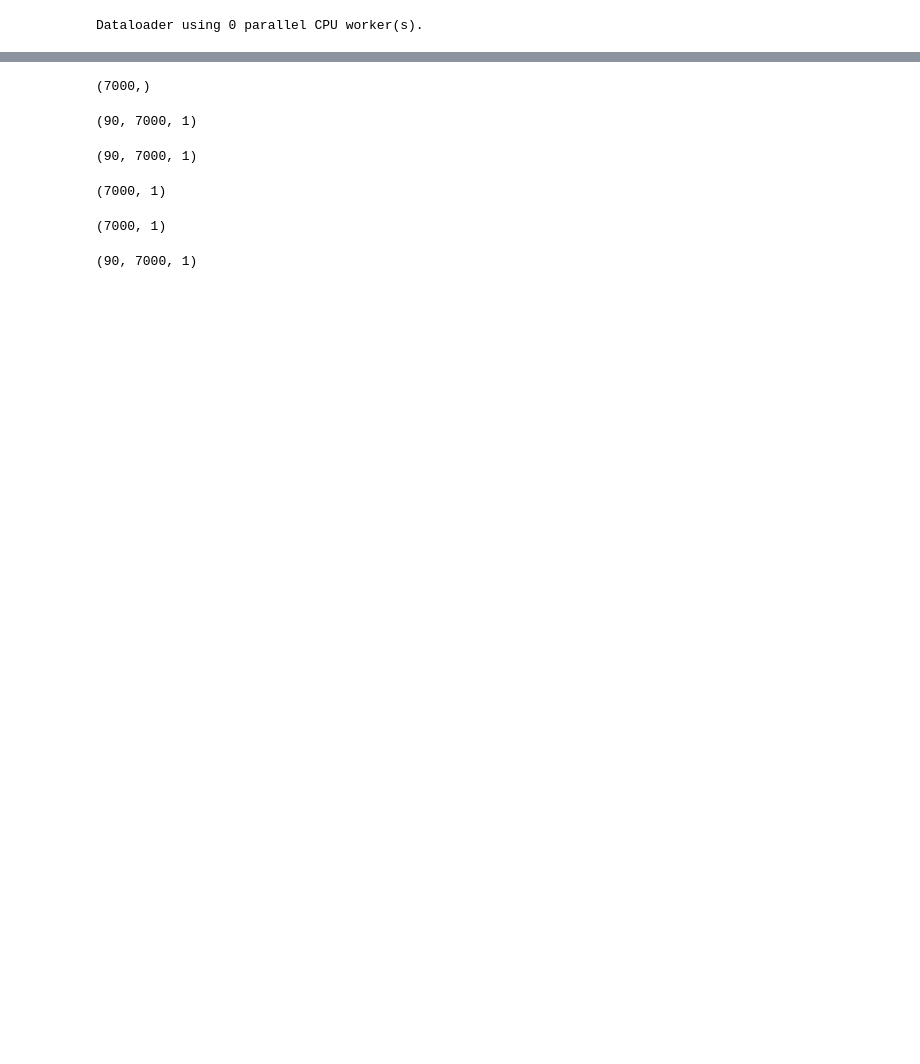
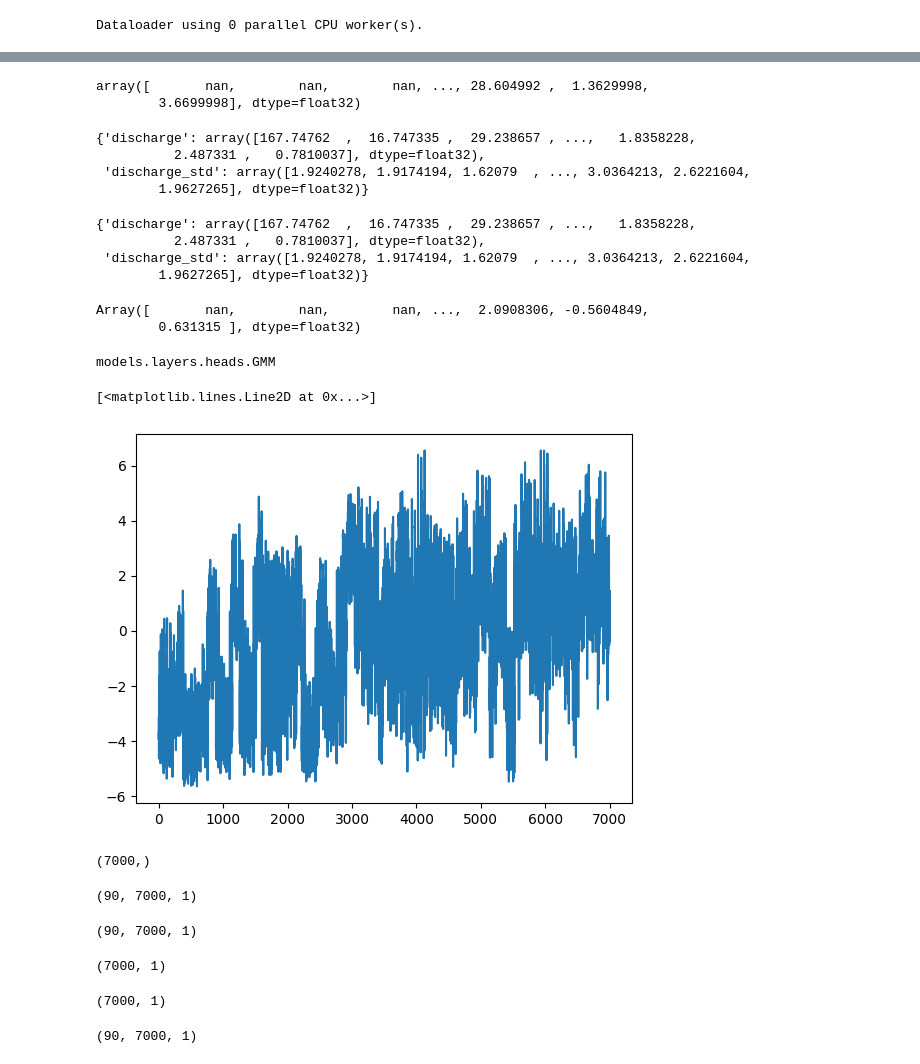
Before and after one commit to Fluvial-UMass/swot-ml, a Jupyter notebook: notebooks/reservoirs/test_model.ipynb, the cells around one changed output, grey strips where cells are left out. Cells and saved outputs as stored; diff of their text form; code cells hidden in the pictures; blank space fills up the shorter version.

```diff
--- a/notebooks/reservoirs/test_model.ipynb
+++ b/notebooks/reservoirs/test_model.ipynb
@@ -65,0 +53,7 @@ for basin, date, batch in tqdm(dataloader):
+# %%
+for basin, date, batch in tqdm(dataloader):
+    break
+
+from evaluate.inference import model_iterate
+model_iter = model_iterate(trainer.model, dataloader)
+out = next(model_iter)
@@ -66,3 +139,6 @@ for basin, date, batch in tqdm(dataloader):
+# %%
+for basin, date, batch in tqdm(dataloader):
+    break
 # %%
 import evaluate
 import equinox as eqx
@@ -82,0 +171,16 @@ for basin, date, batch in tqdm(dataloader, disable=cfg.quiet):
+# %%
+dist_pred = y_pred['discharge']
+node_mask = batch.node_mask
+
+mu = np.asarray(dist_pred['mu'][node_mask])
+sigma = np.asarray(dist_pred['sigma'][node_mask])
+pi = np.asarray(dist_pred['pi'][node_mask])
+
+mu_exp = np.sum(pi * mu, axis=-1)
+
+# Expected variance
+var_exp = np.sum(
+    pi * (sigma**2 + (mu - mu_exp[..., None])**2),
+    axis=-1
+)
+std_exp = np.sqrt(var_exp)
@@ -82,0 +192,12 @@ for basin, date, batch in tqdm(dataloader, disable=cfg.quiet):
+# %%
+for t_name, t_dist in y_pred.items():
+    mu_exp = jnp.sum(t_dist['pi'] * t_dist['mu'], axis=-1)
+
+     # Expected variance
+    var_exp = jnp.sum(
+        t_dist['pi'] * (t_dist['sigma']**2 + (t_dist['mu'] - mu_exp[..., None])**2),
+        axis=-1
+    )
+
+    y_pred[t_name]['sigma_exp'] = jnp.sqrt(var_exp)
+    y_pred[t_name]['mu_exp'] = mu_exp
@@ -82,0 +318,5 @@ for basin, date, batch in tqdm(dataloader, disable=cfg.quiet):
+# %%
+np.concatenate(ys['discharge'])
+# %% [output]
+array([       nan,        nan,        nan, ..., 28.604992 ,  1.3629998,
+        3.6699998], dtype=float32)
@@ -83,3 +328,31 @@ for basin, date, batch in tqdm(dataloader, disable=cfg.quiet):
+# %%
+out_dict['y_pred']
+# %% [output]
+{'discharge': array([167.74762  ,  16.747335 ,  29.238657 , ...,   1.8358228,
+          2.487331 ,   0.7810037], dtype=float32),
+ 'discharge_std': array([1.9240278, 1.9174194, 1.62079  , ..., 3.0364213, 2.6221604,
+        1.9627265], dtype=float32)}
+# %%
+out_dict['y_pred']
+# %% [output]
+{'discharge': array([167.74762  ,  16.747335 ,  29.238657 , ...,   1.8358228,
+          2.487331 ,   0.7810037], dtype=float32),
+ 'discharge_std': array([1.9240278, 1.9174194, 1.62079  , ..., 3.0364213, 2.6221604,
+        1.9627265], dtype=float32)}
+# %%
+batch.y['discharge'][-1, ..., 0][batch.node_mask]
+# %% [output]
+Array([       nan,        nan,        nan, ...,  2.0908306, -0.5604849,
+        0.631315 ], dtype=float32)
+# %%
+type(trainer.model.head['discharge'])
+# %% [output]
+models.layers.heads.GMM
+# %%
+y_pred['discharge']['mu_exp']
+# %% [output]
+[<matplotlib.lines.Line2D at 0x...>]
+[figure, added]
 # %%
 batch.node_mask.shape
 # %% [output]
```
Also changed, not shown: parts of 26 cells of this notebook, 14 other files.
